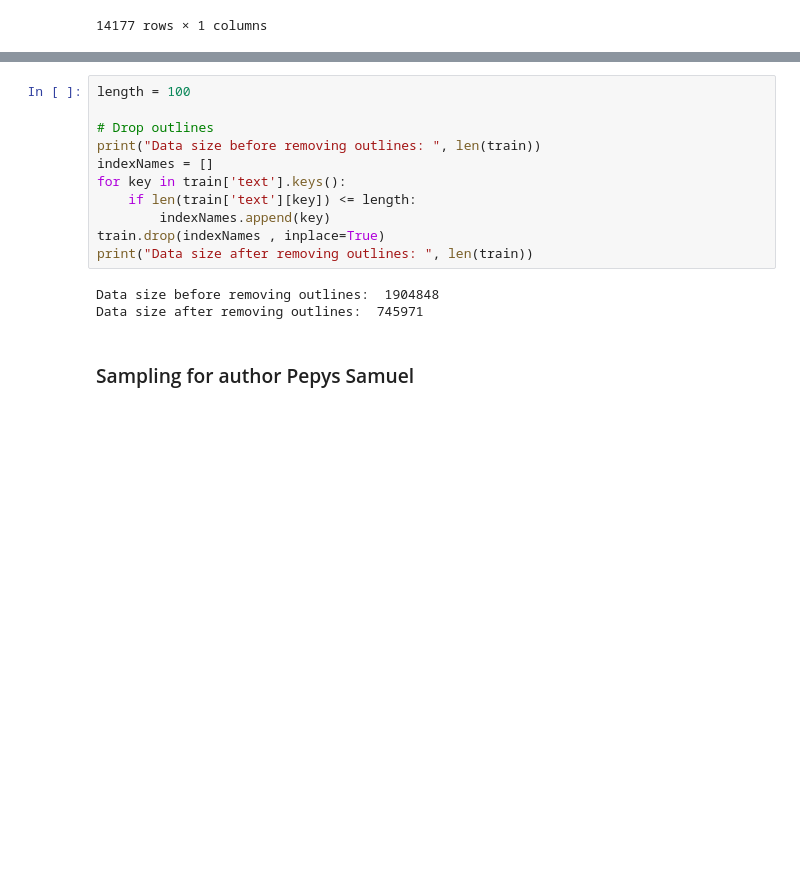
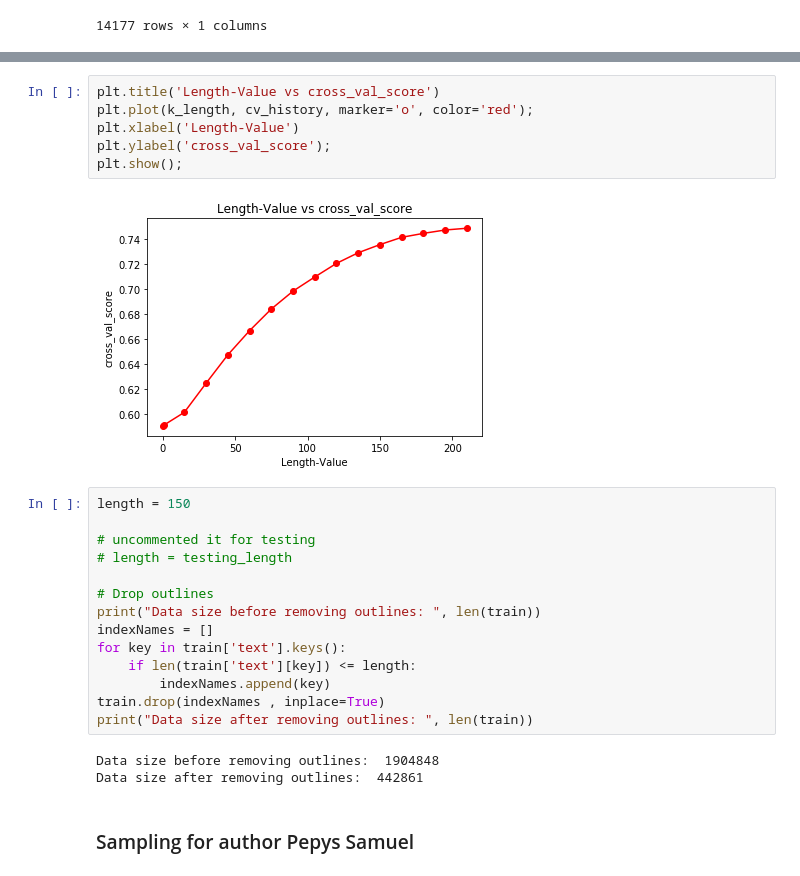
Before and after one commit to tomasz-lewicki/author-predictor, a Jupyter notebook: 03_kun.ipynb, the cells around one changed output, grey strips where cells are left out. Drawn from its saved outputs; the diff is of its cells as text; blank space fills up the shorter version.

```diff
--- a/03_kun.ipynb
+++ b/03_kun.ipynb
@@ -138,5 +227,16 @@ text_len_freq.plot.bar(figsize=(10,10))
+# %%
+plt.title('Length-Value vs cross_val_score')
+plt.plot(k_length, cv_history, marker='o', color='red');
+plt.xlabel('Length-Value')
+plt.ylabel('cross_val_score');
+plt.show();
+# %% [output]
+[figure, added]
 # %%
-length = 100
+length = 150
+
+# uncommented it for testing
+# length = testing_length
 
 # Drop outlines
 print("Data size before removing outlines: ", len(train))
@@ -148,7 +248,7 @@ train.drop(indexNames , inplace=True)
 print("Data size after removing outlines: ", len(train))
 # %% [output]
 Data size before removing outlines:  1904848
-Data size after removing outlines:  745971
+Data size after removing outlines:  442861
 # %% [markdown]
 ### Sampling for author Pepys Samuel
 # %%
```
Also changed, not shown: parts of 40 cells of this notebook.
